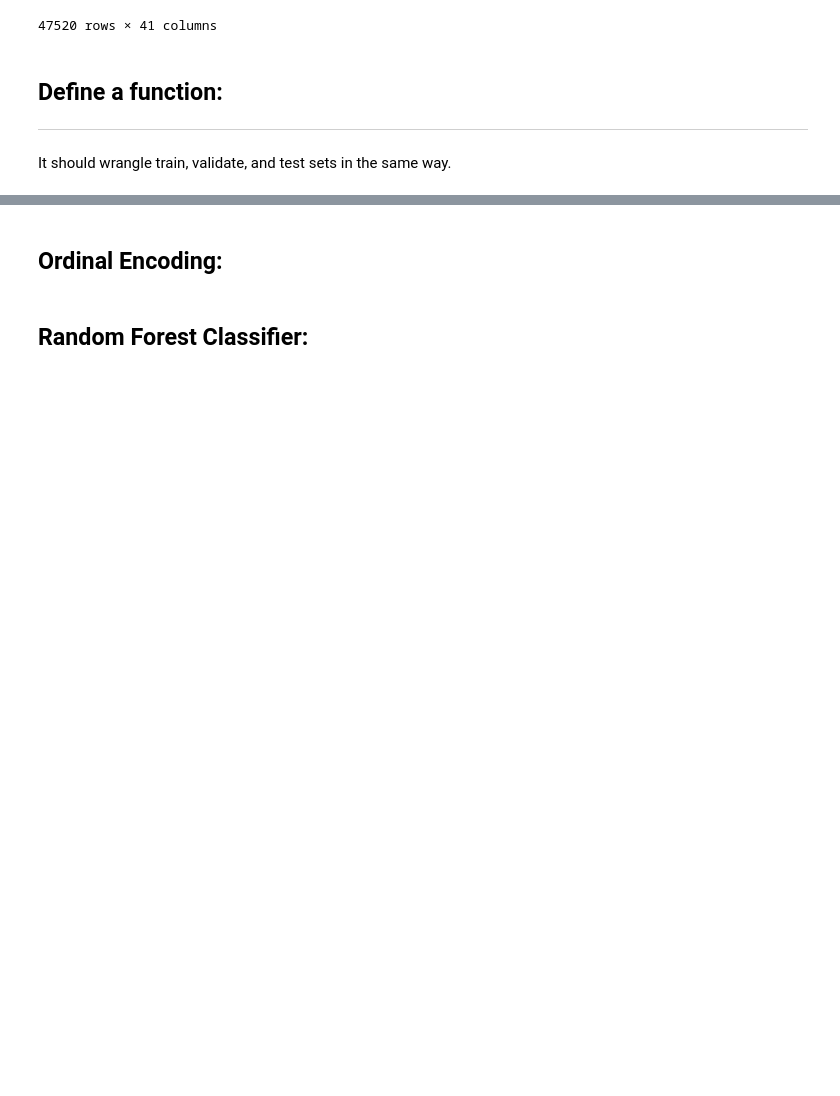
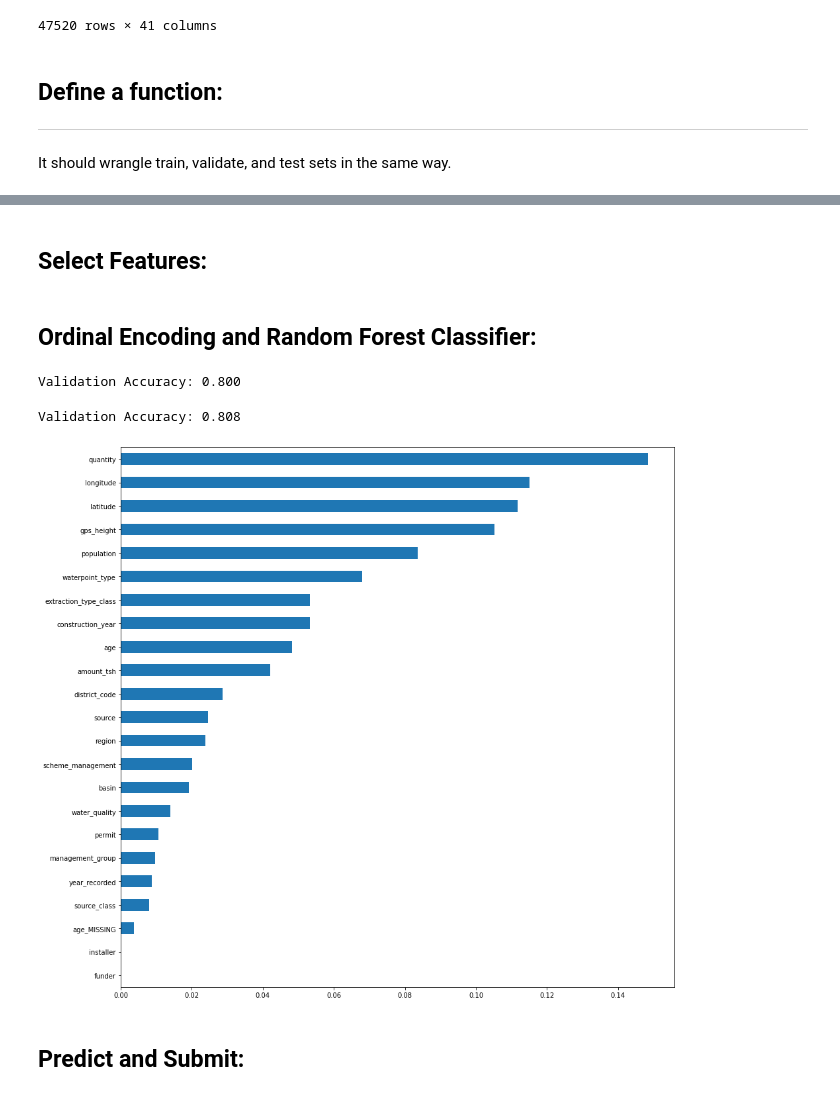
Before and after one commit to Gr8eye/DS-Unit-2-Kaggle-Challenge, a Jupyter notebook: module2-random-forests/LS_DS_222_assignment.ipynb, the cells around one changed output, grey strips where cells are left out. Drawn from its saved outputs; the diff is of its cells as text; code cells hidden in the pictures; blank space fills up the shorter version.

```diff
--- a/module2-random-forests/LS_DS_222_assignment.ipynb
+++ b/module2-random-forests/LS_DS_222_assignment.ipynb
@@ -203,0 +248,2 @@ array(['VWC', 'Parastatal', 'Water authority', 'WUG', 'Water Board',
+# %% [markdown]
+## Select Features:
@@ -204,4 +272,48 @@ array(['VWC', 'Parastatal', 'Water authority', 'WUG', 'Water Board',
+# %%
+# Arrange feature matrices and target vectors
+x_train  = train[features]
+x_val    = val[features]
+x_test   = test[features]
+
+y_train  = train[target]
+y_val    = val[target]
 # %% [markdown]
-## **Ordinal Encoding:**
+## **Ordinal Encoding and Random Forest Classifier:**
-# %% [markdown]
-## **Random Forest Classifier:**
+# %%
+# Create pipeline for ordinal encoding, imputing, and classifier
+pipeline = make_pipeline(ce.OrdinalEncoder(),
+                         IterativeImputer(sample_posterior=True,
+                                          initial_strategy='most_frequent',
+                                          random_state=32,add_indicator=True),
+                         RandomForestClassifier(n_estimators=250, n_jobs=-1,
+                                                random_state=32))
+pipeline.fit(x_train,y_train)
+print(f'Validation Accuracy: {pipeline.score(x_val, y_val):.3f}')
+# %% [output]
+Validation Accuracy: 0.800
+# %%
+pipeline2 = make_pipeline(ce.OrdinalEncoder(),
+                         IterativeImputer(max_iter=10,
+                                          initial_strategy='mean',
+                                          imputation_order='random',
+                                          random_state=24),
+                         RandomForestClassifier(n_estimators= 300,
+                                                min_samples_leaf= 2,
+                                                min_samples_split= 3,
+                                                n_jobs=-1,
+                                                random_state=24))
+pipeline2.fit(x_train,y_train)
+print(f'Validation Accuracy: {pipeline2.score(x_val, y_val):.3f}')
+# %% [output]
+Validation Accuracy: 0.808
+# %%
+model = pipeline2.named_steps['randomforestclassifier']
+encoder = pipeline2.named_steps['ordinalencoder']
+encoded_columns = encoder.transform(x_val).columns
+importances = pd.Series(model.feature_importances_, encoded_columns)
+plt.figure(figsize=(15,15))
+importances.sort_values().plot.barh();
+# %% [output]
+[figure, added]
+# %% [markdown]
+## Predict and Submit:
```
Also changed, not shown: parts of 9 cells of this notebook.
